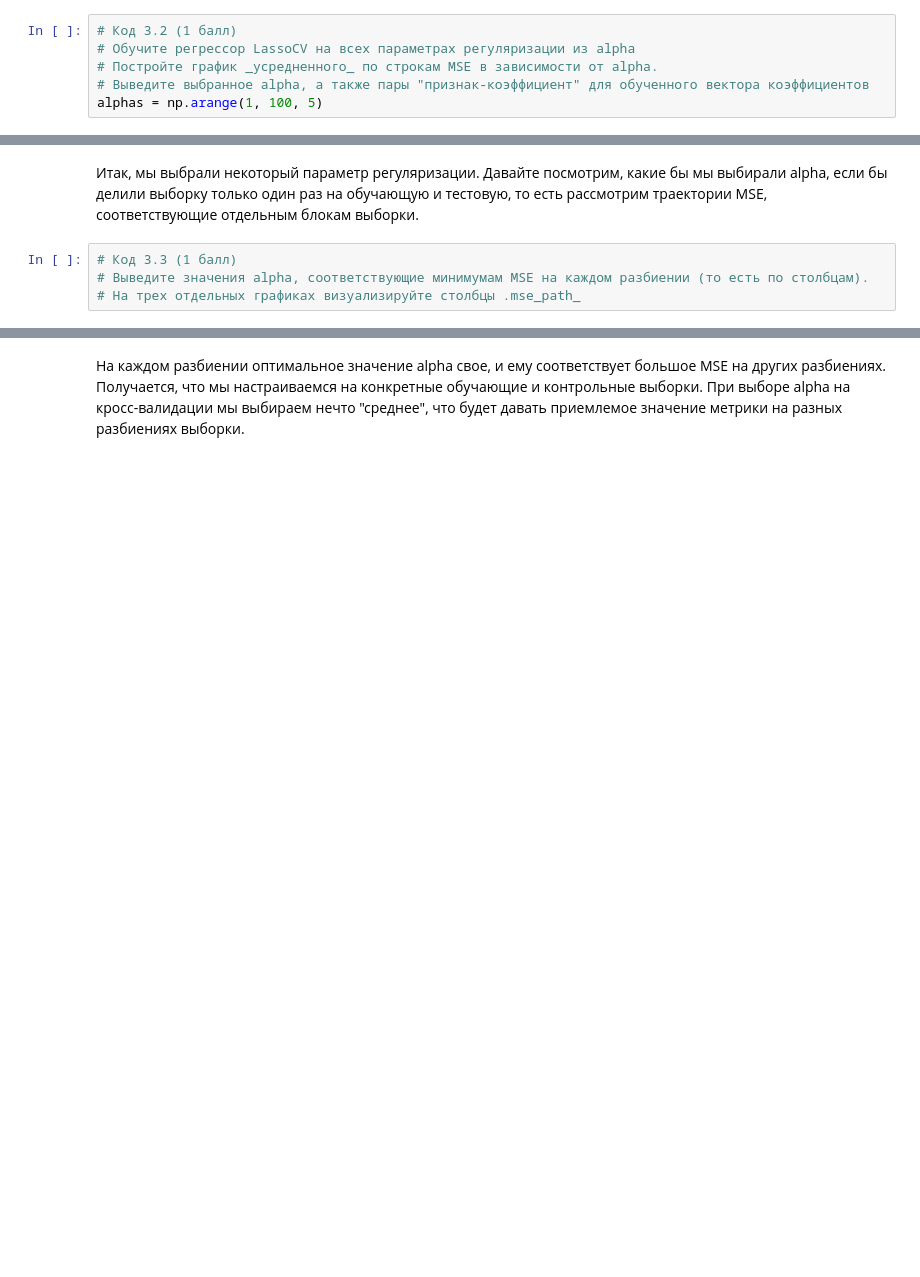
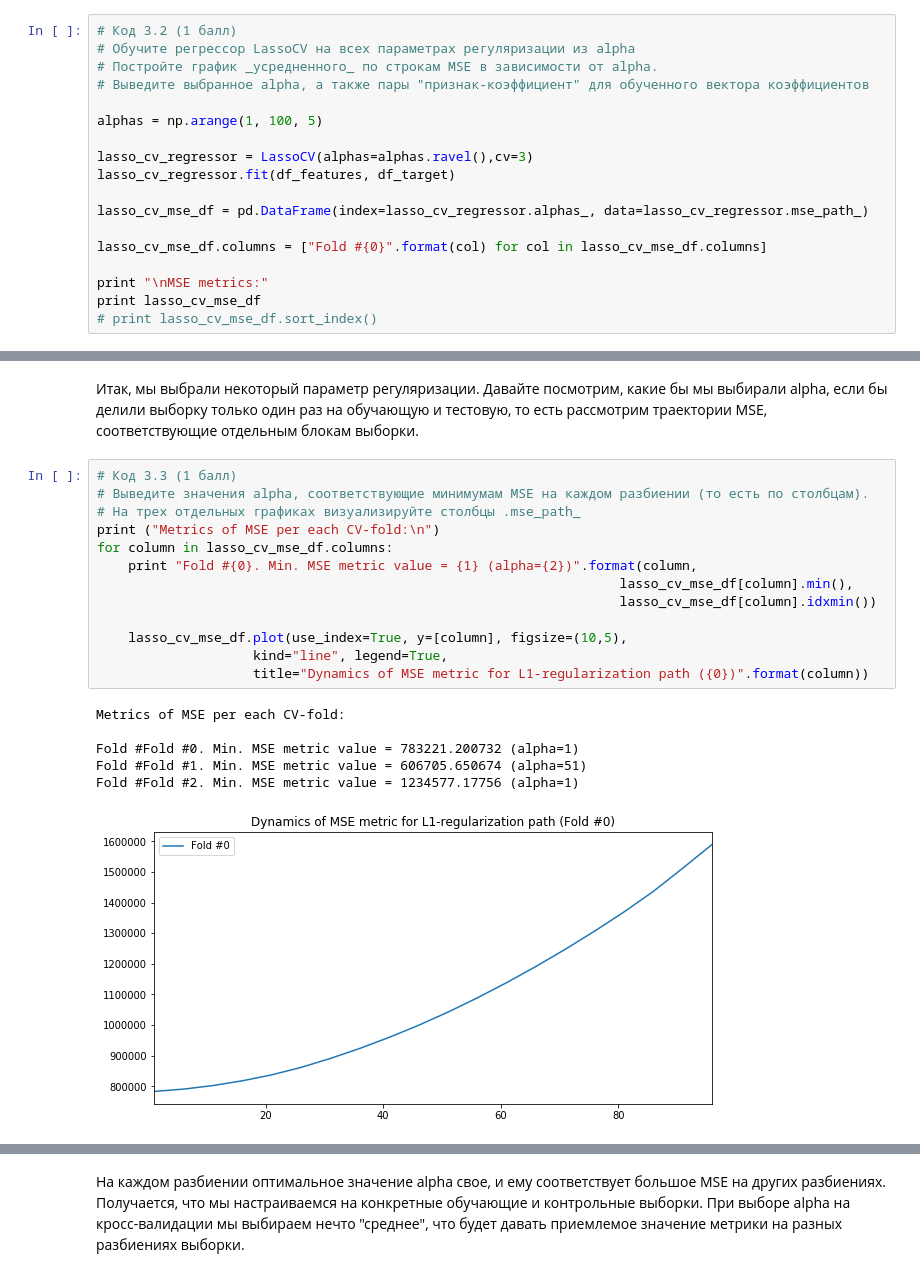
Before and after one commit to avikulin/PythonMath, a Jupyter notebook: Yandex ML Course #2/Labs/OverfittingTask.ipynb, the cells around one changed output, grey strips where cells are left out. Saved outputs shown, nothing was run; the diff lists cells and outputs as text; blank space fills up the shorter version.

```diff
--- a/Yandex ML Course #2/Labs/OverfittingTask.ipynb
+++ b/Yandex ML Course #2/Labs/OverfittingTask.ipynb
@@ -443,4 +435,16 @@ from sklearn.linear_model import LassoCV
 # Обучите регрессор LassoCV на всех параметрах регуляризации из alpha
 # Постройте график _усредненного_ по строкам MSE в зависимости от alpha.
 # Выведите выбранное alpha, а также пары "признак-коэффициент" для обученного вектора коэффициентов
+
 alphas = np.arange(1, 100, 5)
+
+lasso_cv_regressor = LassoCV(alphas=alphas.ravel(),cv=3)
+lasso_cv_regressor.fit(df_features, df_target)
+
+lasso_cv_mse_df = pd.DataFrame(index=lasso_cv_regressor.alphas_, data=lasso_cv_regressor.mse_path_)
+
+lasso_cv_mse_df.columns = ["Fold #{0}".format(col) for col in lasso_cv_mse_df.columns]
+
+print "\nMSE metrics:"
+print lasso_cv_mse_df
+# print lasso_cv_mse_df.sort_index()
@@ -449,4 +471,20 @@ alphas = np.arange(1, 100, 5)
 # %%
 # Код 3.3 (1 балл)
 # Выведите значения alpha, соответствующие минимумам MSE на каждом разбиении (то есть по столбцам).
 # На трех отдельных графиках визуализируйте столбцы .mse_path_
+print ("Metrics of MSE per each CV-fold:\n")
+for column in lasso_cv_mse_df.columns:
+    print "Fold #{0}. Min. MSE metric value = {1} (alpha={2})".format(column,
+                                                                   lasso_cv_mse_df[column].min(),
+                                                                   lasso_cv_mse_df[column].idxmin())
+
+    lasso_cv_mse_df.plot(use_index=True, y=[column], figsize=(10,5),
+                    kind="line", legend=True,
+                    title="Dynamics of MSE metric for L1-regularization path ({0})".format(column))
+# %% [output]
+Metrics of MSE per each CV-fold:
+
+Fold #Fold #0. Min. MSE metric value = 783221.200732 (alpha=1)
+Fold #Fold #1. Min. MSE metric value = 606705.650674 (alpha=51)
+Fold #Fold #2. Min. MSE metric value = 1234577.17756 (alpha=1)
+[figure, added]
```
Also changed, not shown: parts of 13 cells of this notebook.
